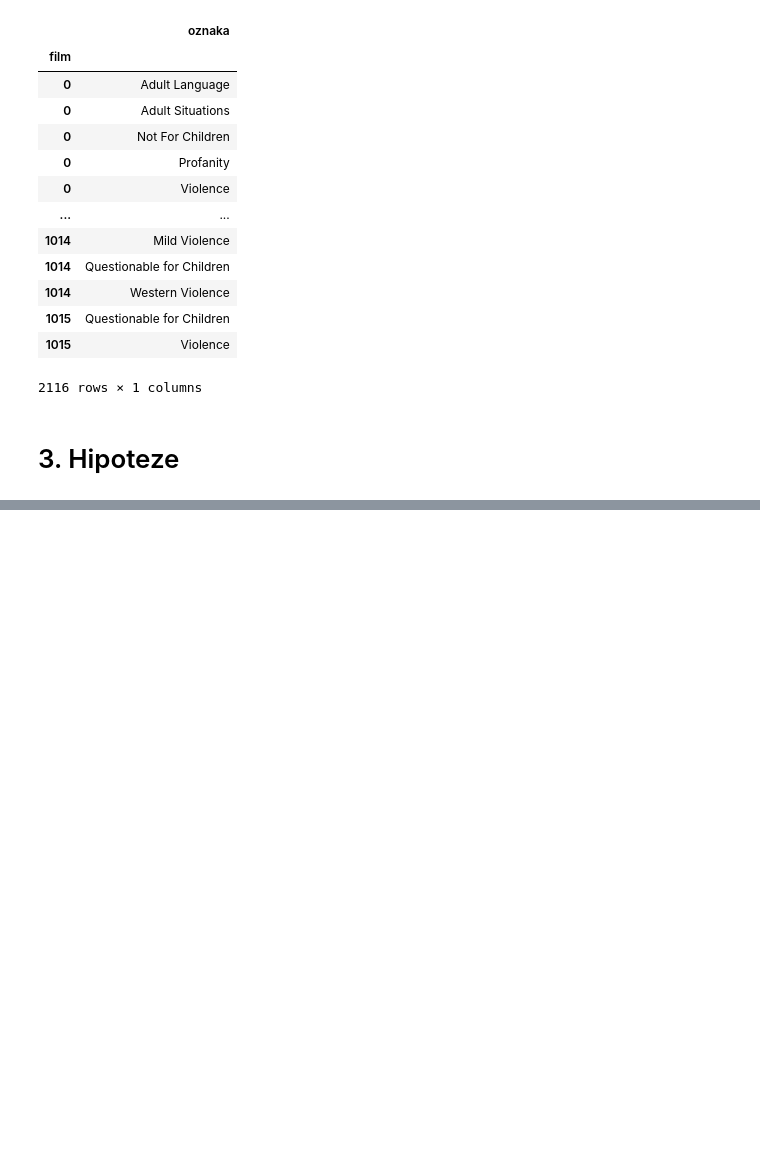
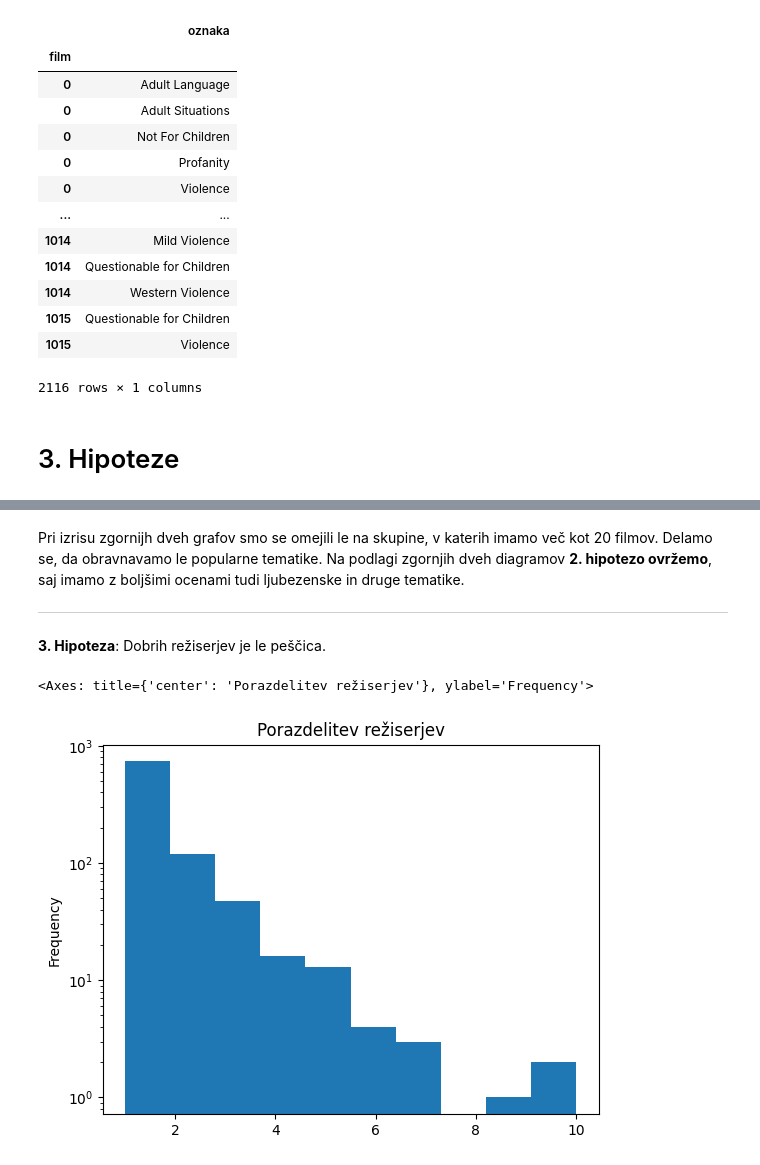
Before and after one commit to JanKamnikar/programiranje1-analiza-podatkov, a Jupyter notebook: analiza.ipynb, the cells around one changed output, grey strips where cells are left out. Cells and saved outputs as stored; diff of their text form; code cells hidden in the pictures; blank space fills up the shorter version.

```diff
--- a/analiza.ipynb
+++ b/analiza.ipynb
@@ -171,0 +237,17 @@ Na podlagi zajetih podatkov smo oblikovali 6 hipotez, ki jih bomo v nadaljevanju
+# %% [markdown]
+Pri izrisu zgornijh dveh grafov smo se omejili le na skupine, v katerih imamo več kot 20 filmov. Delamo se, da obravnavamo le popularne tematike. Na podlagi zgornjih dveh diagramov **2. hipotezo ovržemo**, saj imamo z boljšimi ocenami tudi ljubezenske in druge tematike.
+
+---
+# %% [markdown]
+**3. Hipoteza**: Dobrih režiserjev je le peščica.
+# %%
+reziserji = ljudje_filmi.where(ljudje_filmi['vloga'] == 'Reziser').dropna()
+reziserji = reziserji.join(ocenjeni_filmi, on=['film'])
+aggr = reziserji.groupby('clovek').agg({'naslov':'count', 'ocena_kritikov': 'mean'}).sort_values(ascending=False, by='naslov')
+reziserji = aggr.join(ljudje_indeks, on=['clovek'])
+
+# porazdelitev števila filmov na reziserja
+reziserji['naslov'].plot.hist(bins=10, title='Porazdelitev režiserjev', log=True, xlabel='Število filmov', ylabel='Število režiserjev')
+# %% [output]
+<Axes: title={'center': 'Porazdelitev režiserjev'}, ylabel='Frequency'>
+[figure, added]
```
Also changed, not shown: parts of 27 cells of this notebook, 7 other files.
